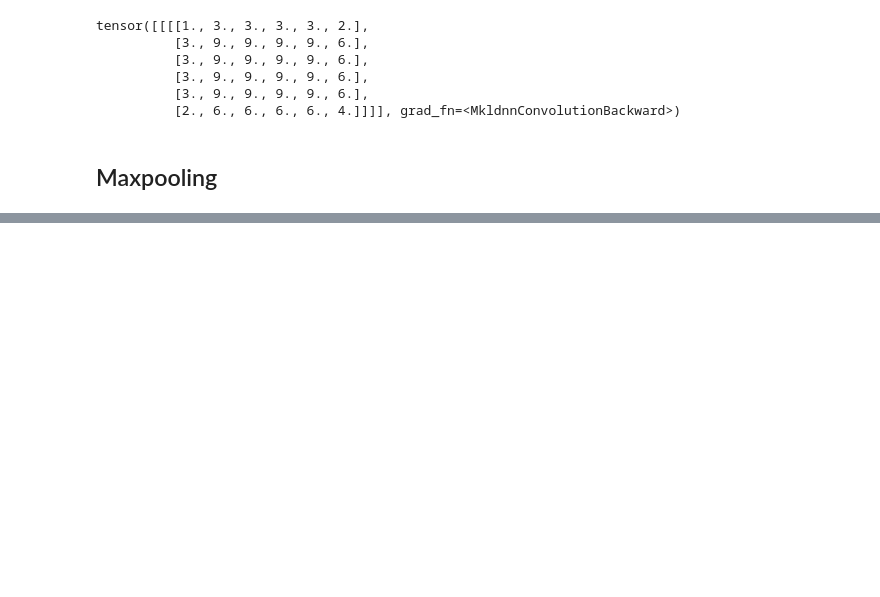
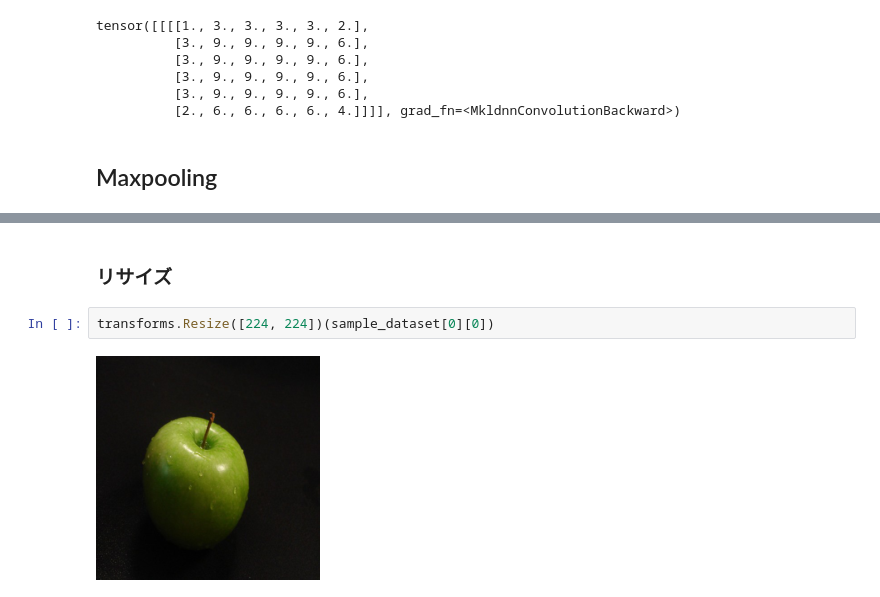
Before and after one commit to ariririri/pytorch-sample, a Jupyter notebook: cnn/CNN_Base.ipynb, the cells around one changed output, grey strips where cells are left out. Drawn from its saved outputs; the diff is of its cells as text; blank space fills up the shorter version.

```diff
--- a/cnn/CNN_Base.ipynb
+++ b/cnn/CNN_Base.ipynb
@@ -60,0 +312,6 @@ tensor([[[[1., 3., 3., 3., 3., 2.],
+# %% [markdown]
+### リサイズ
+# %%
+transforms.Resize([224, 224])(sample_dataset[0][0])
+# %% [output]
+[figure, added]
```
Also changed, not shown: parts of 77 cells of this notebook, 11 other files.
